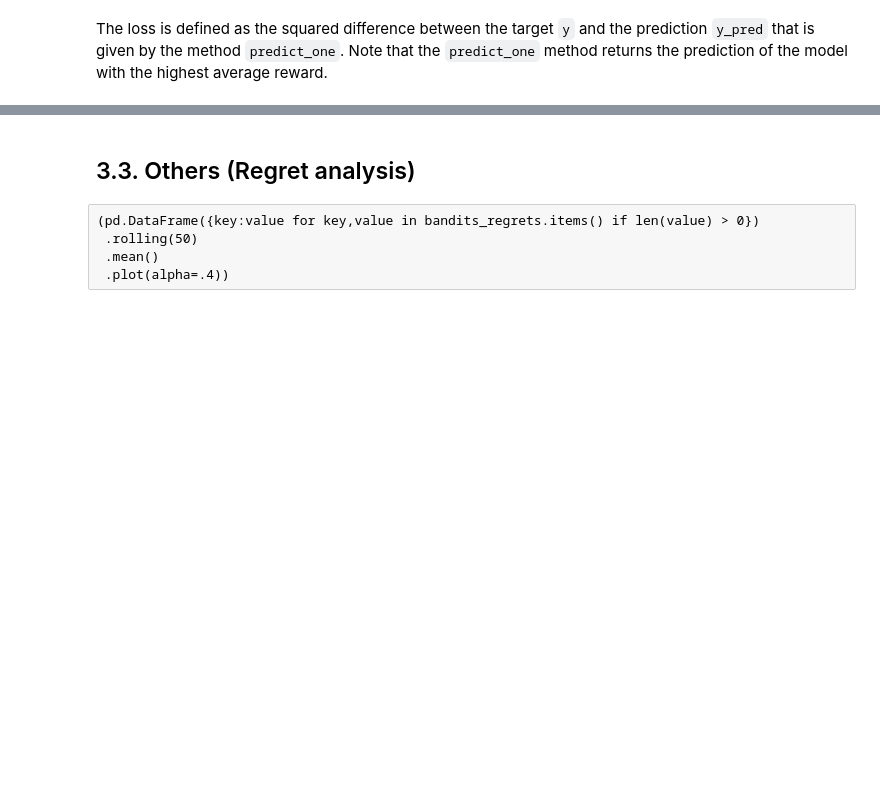
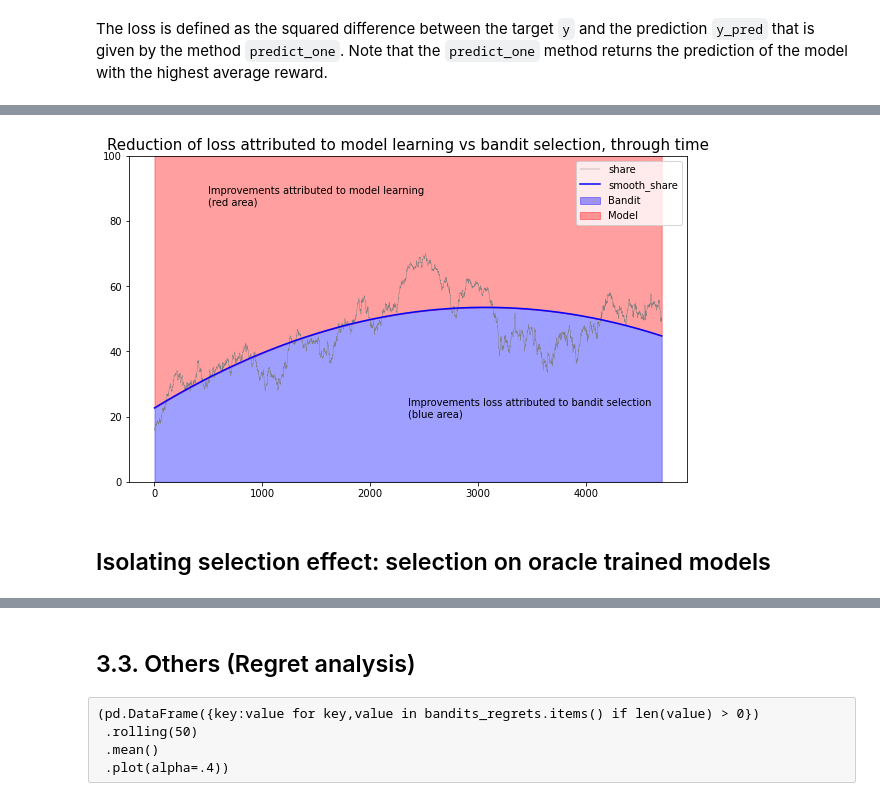
Before and after one commit to etiennekintzler/workbench, a Jupyter notebook: Clean_Bandits.ipynb, the cells around one changed output, grey strips where cells are left out. Drawn from its saved outputs; the diff is of its cells as text; code cells hidden in the pictures; blank space fills up the shorter version.

```diff
--- a/Clean_Bandits.ipynb
+++ b/Clean_Bandits.ipynb
@@ -245,0 +274,31 @@ The loss is defined as the squared difference between the target `y` and the pre
+# %%
+selection_effect = make_compare_bandit_models_df(metric_values_df, rolling_value=300, smoothing_degree=2)
+# %%
+def make_compare_area_plot(df):
+
+    alpha=.375
+    ax = df.plot(kind="line", title="Reduction of loss attributed to model learning vs bandit selection, through time", figsize=FIGSIZE, legend=True)
+    ax.title.set_fontsize(15)
+
+    ax.set_ylim(0, c)
+
+    ax.lines[1].set_color("blue")
+    ax.lines[0].set_color("gray")
+    #ax.lines[0].set_alpha(.75)
+    ax.lines[0].set_linewidth(.425)
+
+    ax.fill_between(df.index, 0, df.smooth_share, color="blue", alpha=alpha, label="Bandit")
+    ax.fill_between(df.index, df.smooth_share, c, color="red", alpha=alpha, label="Model")
+
+    ax.text(500, .85*c, "Improvements attributed to model learning\n(red area)")
+    ax.text(df.shape[0]//2, .2*c, "Improvements loss attributed to bandit selection\n(blue area)", color="black")
+
+    ax.legend(loc='upper right')
+
+    return ax
+# %%
+ax = make_compare_area_plot(selection_effect)
+# %% [output]
+[figure, added]
+# %% [markdown]
+## Isolating selection effect: selection on oracle trained models
```
Also changed, not shown: parts of 38 cells of this notebook.
